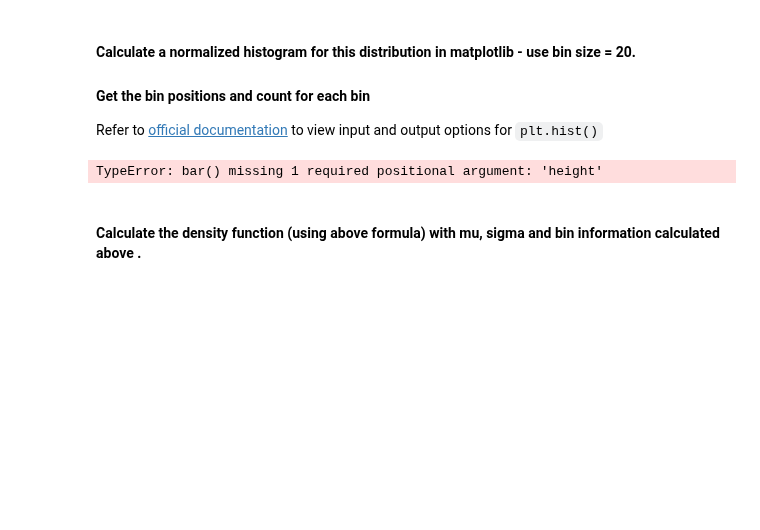
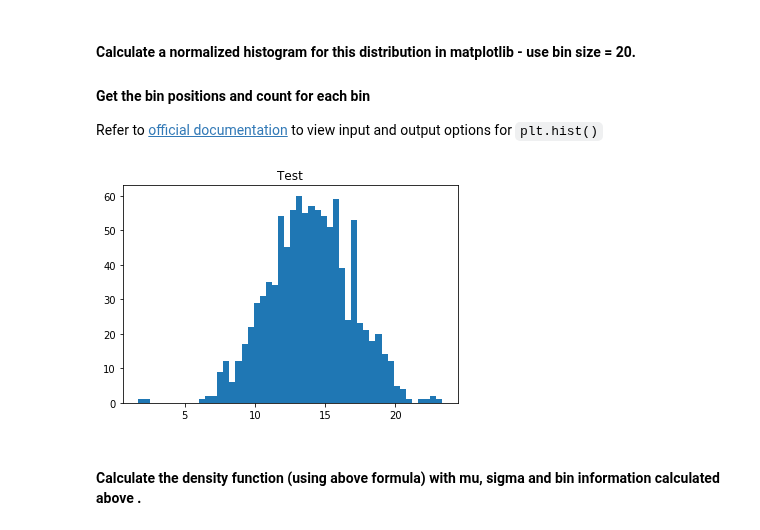
Before and after one commit to AdamLiscia/dsc-0-09-13-gaussian-distributions-lab-nyc-career-ds-102218, a Jupyter notebook: index.ipynb, the cells around one changed output. Saved outputs shown, nothing was run; the diff lists cells and outputs as text; code cells hidden in the pictures; blank space fills up the shorter version.

```diff
--- a/index.ipynb
+++ b/index.ipynb
@@ -50,12 +50,12 @@ array([15.91127811, 22.60296744, 13.60384918, 12.19619445, 16.75941797,
 Refer to [official documentation](https://matplotlib.org/api/_as_gen/matplotlib.pyplot.hist.html) to view input and output options for `plt.hist()`
 # %%
 import matplotlib.pyplot as plt
-plt.bar(s, bins=50)
+plt.hist(s, bins=50)
 plt.title('Test')
 plt.show()
 # Calculate a histogram for above data distribution
 # %% [output]
-TypeError: bar() missing 1 required positional argument: 'height'
+[figure, added]
 # %% [markdown]
 #### Calculate the density function (using above formula) with mu, sigma and bin information calculated above .
 # %%
```
